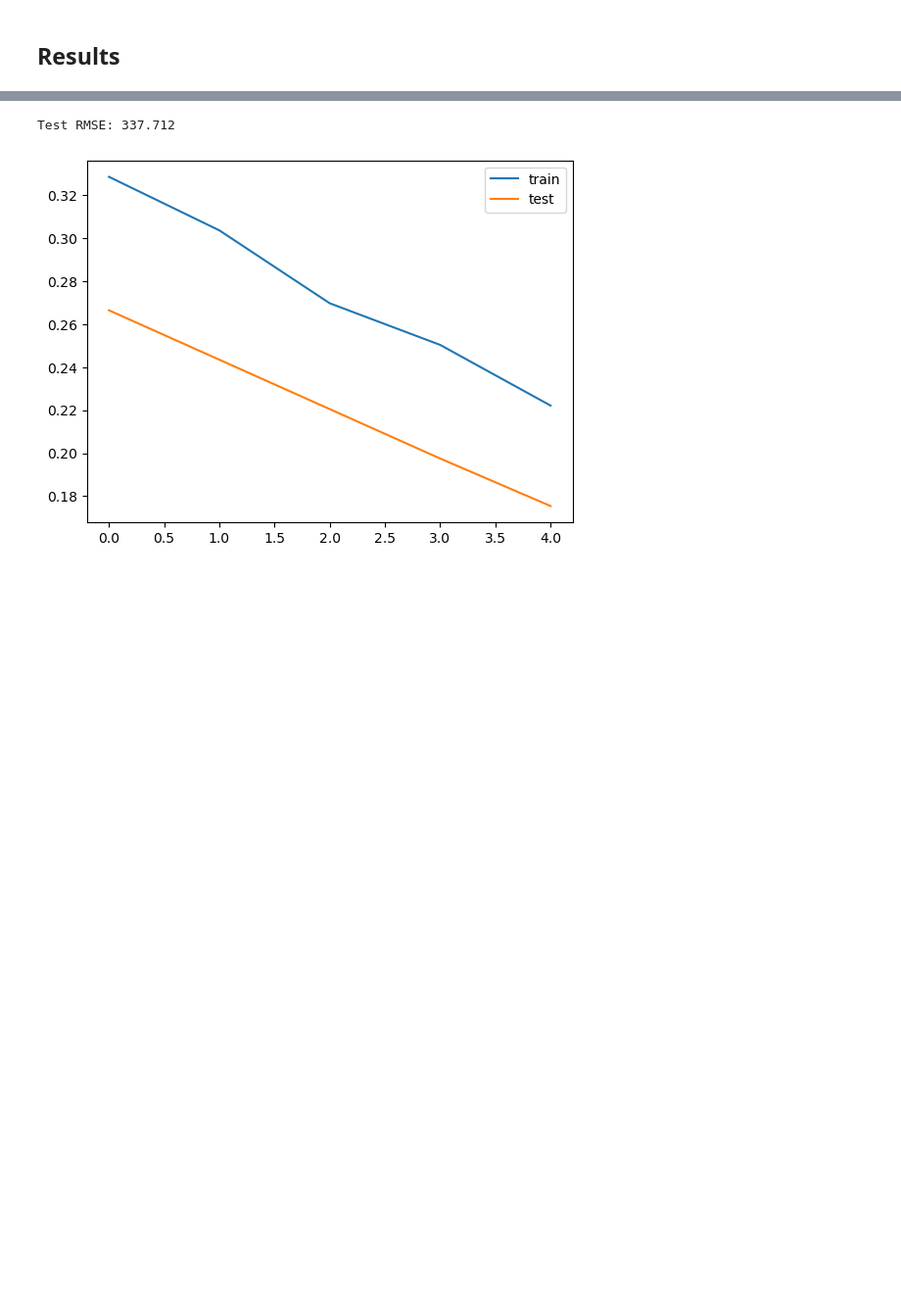
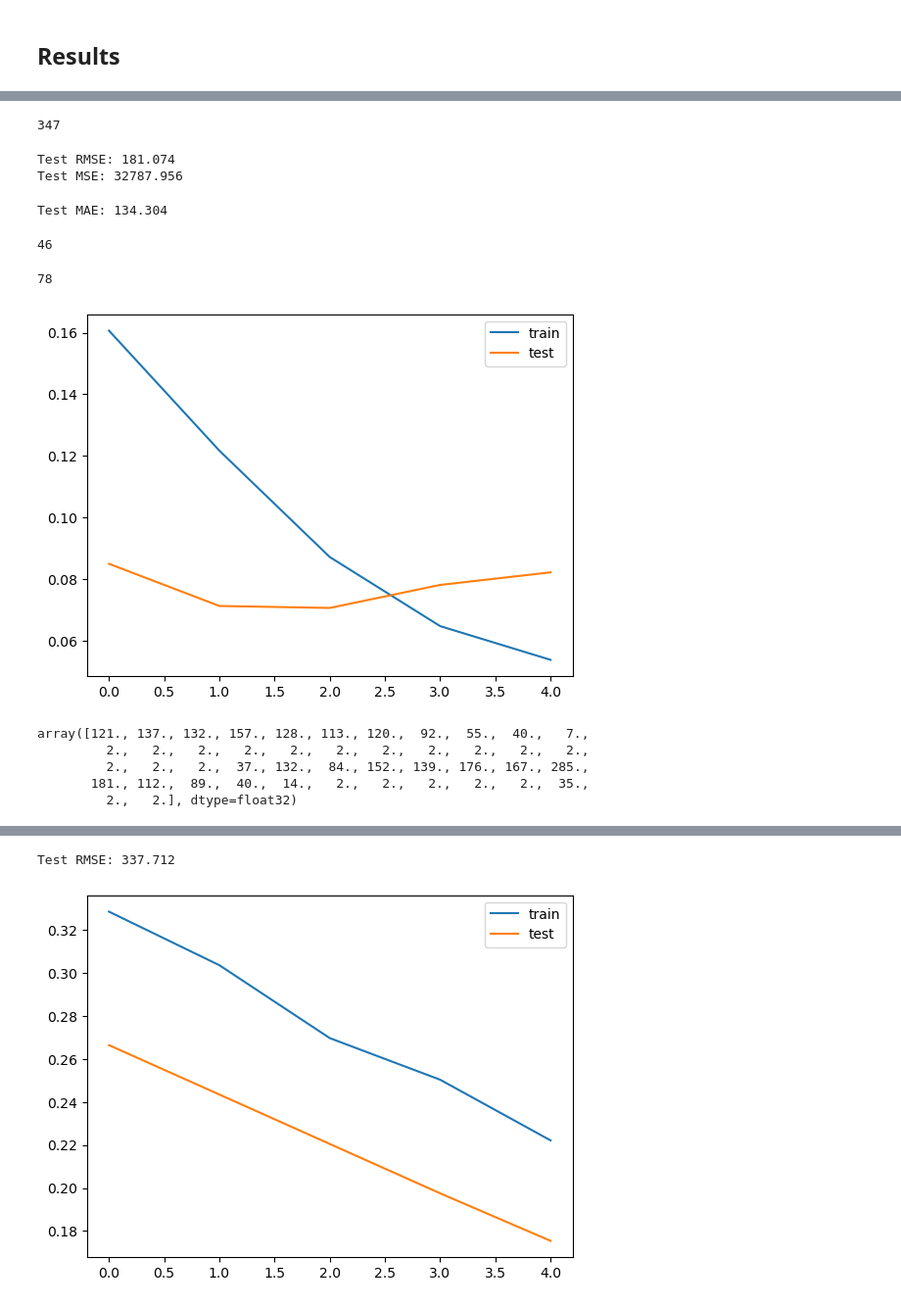
Before and after one commit to PLJX-2022/GA_project4_PredictDengueCases, a Jupyter notebook: codes/ZM_Model_LSTM.ipynb, the cells around one changed output, grey strips where cells are left out. Shown at 98% size. Saved outputs shown, nothing was run; the diff lists cells and outputs as text; code cells hidden in the pictures; blank space fills up the shorter version.

```diff
--- a/codes/ZM_Model_LSTM.ipynb
+++ b/codes/ZM_Model_LSTM.ipynb
@@ -407,5 +442,6 @@ X_array shape: (360, 6, 10), y_array shape: (360, 1)
 # %%
-train_size = int(len(X_array) * 0.8)
+# train_size = int(len(X_array) * 0.8)
+train_size = 295
 test_size = len(X_array) - train_size
 X_train, X_test = X_array[:train_size], X_array[train_size:]
 y_train, y_test = y_array[:train_size], y_array[train_size:]
@@ -427,16 +471,20 @@ from keras.regularizers import l1, l2
 # %%
 # callback for early stopping condition
 callback = EarlyStopping(monitor='val_loss', patience=4)
+# %%
+# Add an initializer to the biases
+# initializer = RandomNormal(mean=0.005, stddev=1., seed=42)
+initializer = RandomNormal(mean=0.00008, stddev=1., seed=42)
 # %%
 # design network
 model = Sequential()
-# model.add(LSTM(64, return_sequences=True,input_shape=(X_train.shape[1], X_train.shape[2])))
-model.add(LSTM(6, return_sequences=False, input_shape=(train_X.shape[1], train_X.shape[2])))
+# model.add(LSTM(12, return_sequences=True,input_shape=(X_train.shape[1], X_train.shape[2]), bias_initializer=initializer))
+model.add(LSTM(6, return_sequences=False, input_shape=(train_X.shape[1], train_X.shape[2]), bias_initializer=initializer))
 # model.add(Dense(32, activation='relu'))
 # model.add(Dense(6, activation='relu'))
-# model.add(Dense(2, activation='relu'))
-model.add(Dropout(0.2))
-model.add(Dense(1, activation='relu'))
+# model.add(Dense(2, activation='relu', bias_initializer=initializer))
+# model.add(Dropout(0.2, bias_initializer=initializer))
+model.add(Dense(1, activation='relu', bias_initializer=initializer))
 model.compile(loss='mae', optimizer='adam', metrics=['accuracy'])
 # model.compile(loss='mean_squared_error', optimizer='adam', metrics=['mae'])
 # %% [output]
@@ -473,6 +534,6 @@ X_train.shape
 # %%
 # fit network
-history = model.fit(X_train, y_train, epochs=5, batch_size=288, validation_data=(X_test, y_test),
+history = model.fit(X_train, y_train, epochs=5, batch_size=295, validation_data=(X_test, y_test),
                     verbose=1, shuffle=False, callbacks=[callback])
 # %% [output]
 Epoch 1/5
@@ -521,0 +610,56 @@ scaler = joblib.load('../data/scaler.joblib')
+# %%
+len(df_west['no_cases'])
+# %% [output]
+347
+# %%
+# history.history
+# invert scaling for forecast
+inv_yhat = np.concatenate((yhat, X_test_full[:, -9:]), axis=1)
+inv_yhat = scaler.inverse_transform(inv_yhat)
+inv_yhat = inv_yhat[:,0]
+# invert scaling for actual
+# test_y = test_y.reshape((len(test_y), 1))
+# inv_y = np.concatenate((test_y, X_test[:, -9:]), axis=1)
+# inv_y = scaler.inverse_transform(inv_y)
+# inv_y = inv_y[:,0]
+y_act_pred = df_west['no_cases'].tail(52)
+# y_act_pred = df_central['no_cases'][288:]
+# calculate RMSE
+rmse = np.sqrt(mean_squared_error(y_act_pred, inv_yhat))
+mse = mean_squared_error(y_act_pred, inv_yhat)
+print('Test RMSE: %.3f' % rmse)
+print('Test MSE: %.3f' % mse)
+# %% [output]
+Test RMSE: 181.074
+Test MSE: 32787.956
+# %%
+mae = mean_absolute_error(y_act_pred, inv_yhat)
+print('Test MAE: %.3f' % mae)
+# %% [output]
+Test MAE: 134.304
+# %%
+len(inv_yhat)
+# %% [output]
+46
+# %%
+y_act_pred = df_central['no_cases'][288:]
+len(y_act_pred)
+# %% [output]
+78
+# %%
+# plot history
+plt.plot(history.history['loss'], label='train')
+plt.plot(history.history['val_loss'], label='test')
+plt.legend()
+plt.show()
+# %% [output]
+[figure, added]
+# %%
+inv_yhat = np.around(inv_yhat)
+inv_yhat
+# %% [output]
+array([121., 137., 132., 157., 128., 113., 120.,  92.,  55.,  40.,   7.,
+         2.,   2.,   2.,   2.,   2.,   2.,   2.,   2.,   2.,   2.,   2.,
+         2.,   2.,   2.,  37., 132.,  84., 152., 139., 176., 167., 285.,
+       181., 112.,  89.,  40.,  14.,   2.,   2.,   2.,   2.,   2.,  35.,
+         2.,   2.], dtype=float32)
```
Also changed, not shown: parts of 45 cells of this notebook, 3 other files.
